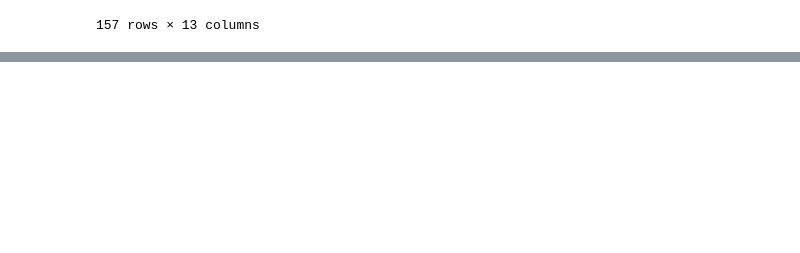
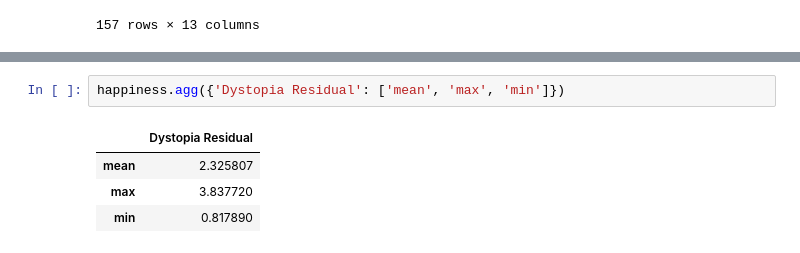
Before and after one commit to Jojomaque/DataScience, a Jupyter notebook: JojoHow_happy_is_the_world.ipynb, the cells around one changed output, grey strips where cells are left out. Drawn from its saved outputs; the diff is of its cells as text; blank space fills up the shorter version.

```diff
--- a/JojoHow_happy_is_the_world.ipynb
+++ b/JojoHow_happy_is_the_world.ipynb
@@ -210,0 +255,7 @@ happiness
+# %%
+happiness.agg({'Dystopia Residual': ['mean', 'max', 'min']})
+# %% [output]
+|  | Dystopia Residual |
+| mean | 2.325807 |
+| max | 3.837720 |
+| min | 0.817890 |
```
Also changed, not shown: parts of 3 cells of this notebook.
